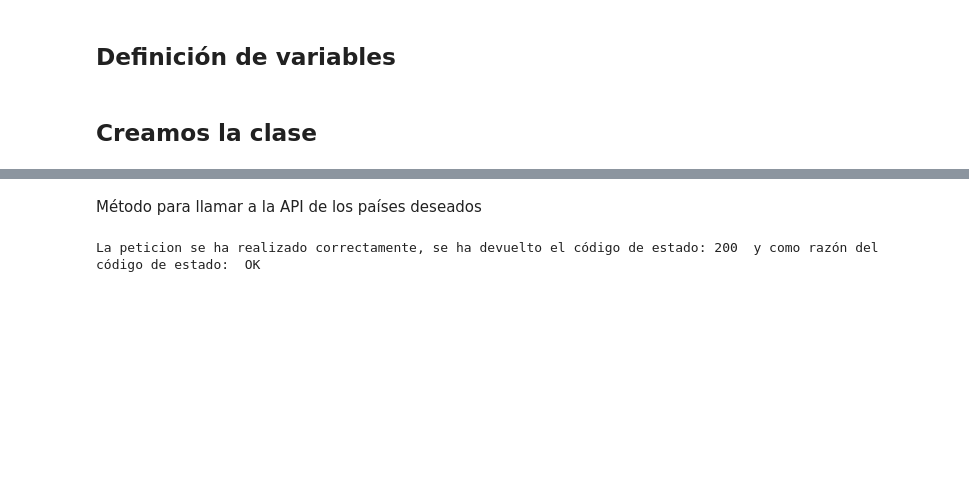
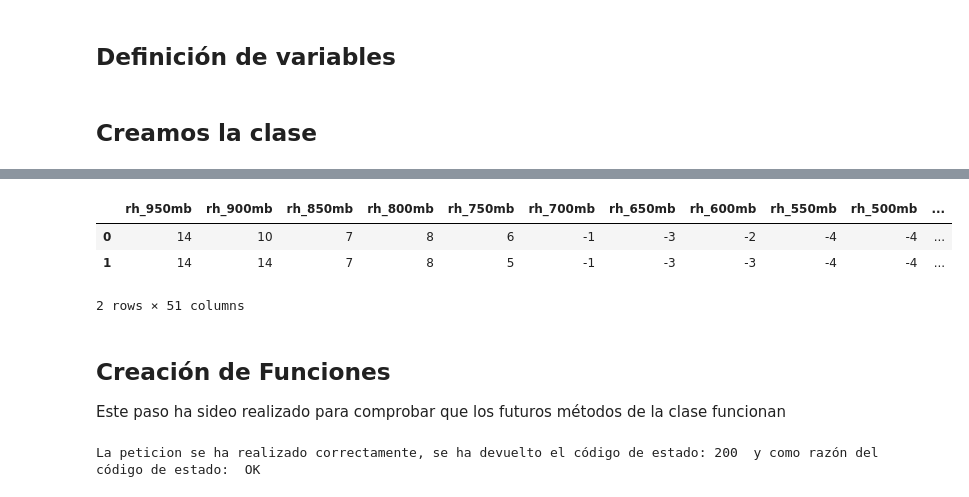
Before and after one commit to XimenaPTM/EDA-Limpieza-ETL-Adalab-promoC-mod2, a Jupyter notebook: 3. ETL/Mod2-2-ETL3.ipynb, the cells around one changed output, grey strips where cells are left out. Saved outputs shown, nothing was run; the diff lists cells and outputs as text; code cells hidden in the pictures; blank space fills up the shorter version.

```diff
--- a/3. ETL/Mod2-2-ETL3.ipynb
+++ b/3. ETL/Mod2-2-ETL3.ipynb
@@ -36,6 +45,8 @@ dic_paises = {"USA":[-100.445882,39.7837304,],
             "New Zealand":[172.8344077,-41.5000831],
             "Papua New Guinea":[144.2489081,-5.6816069]}
 producto_meteo = "meteo"
-producto_astro = "astro"
+df_empty = pd.DataFrame()
+name_file_wind = "3.clima.csv"
+name_file_rh = "files/4.clima_wind.csv"
 # %% [markdown]
 ## Creamos la clase
@@ -42 +226,14 @@ producto_astro = "astro"
+# %%
+df_rh_limpio = api.limpiar_columnas_rh (name_file_rh)
+# %%
+df_rh_limpio.head(2)
+# %% [output]
+|  | rh_950mb | rh_900mb | rh_850mb | rh_800mb | rh_750mb | rh_700mb | rh_650mb | rh_600mb | rh_550mb | rh_500mb | ... |
+| 0 | 14 | 10 | 7 | 8 | 6 | -1 | -3 | -2 | -4 | -4 | ... |
+| 1 | 14 | 14 | 7 | 8 | 5 | -1 | -3 | -3 | -4 | -4 | ... |
+2 rows × 51 columns
+# %% [markdown]
+## Creación de Funciones
+
+Este paso ha sideo realizado para comprobar que los futuros métodos de la clase funcionan
 # %%
@@ -182,2 +281,0 @@ class Extraccion:
-# %% [markdown]
-Método para llamar a la API de los países deseados
```
Also changed, not shown: parts of 31 cells of this notebook, 5 other files.
